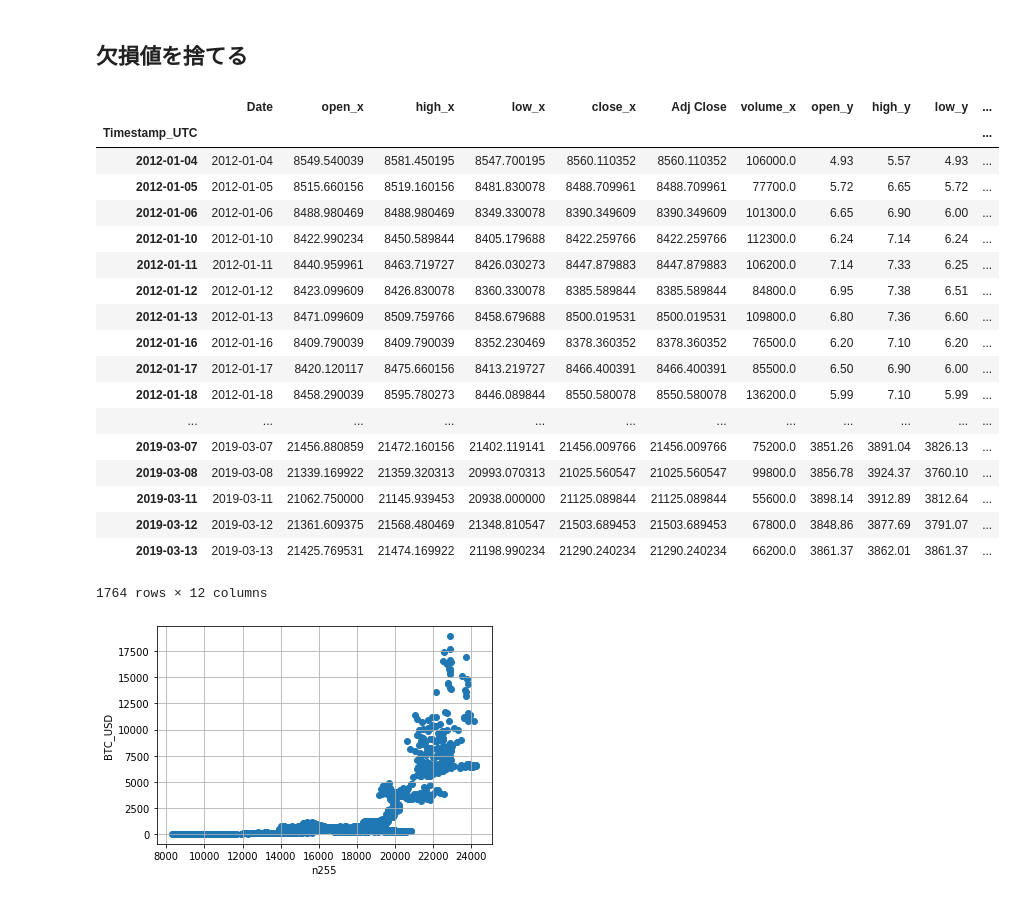
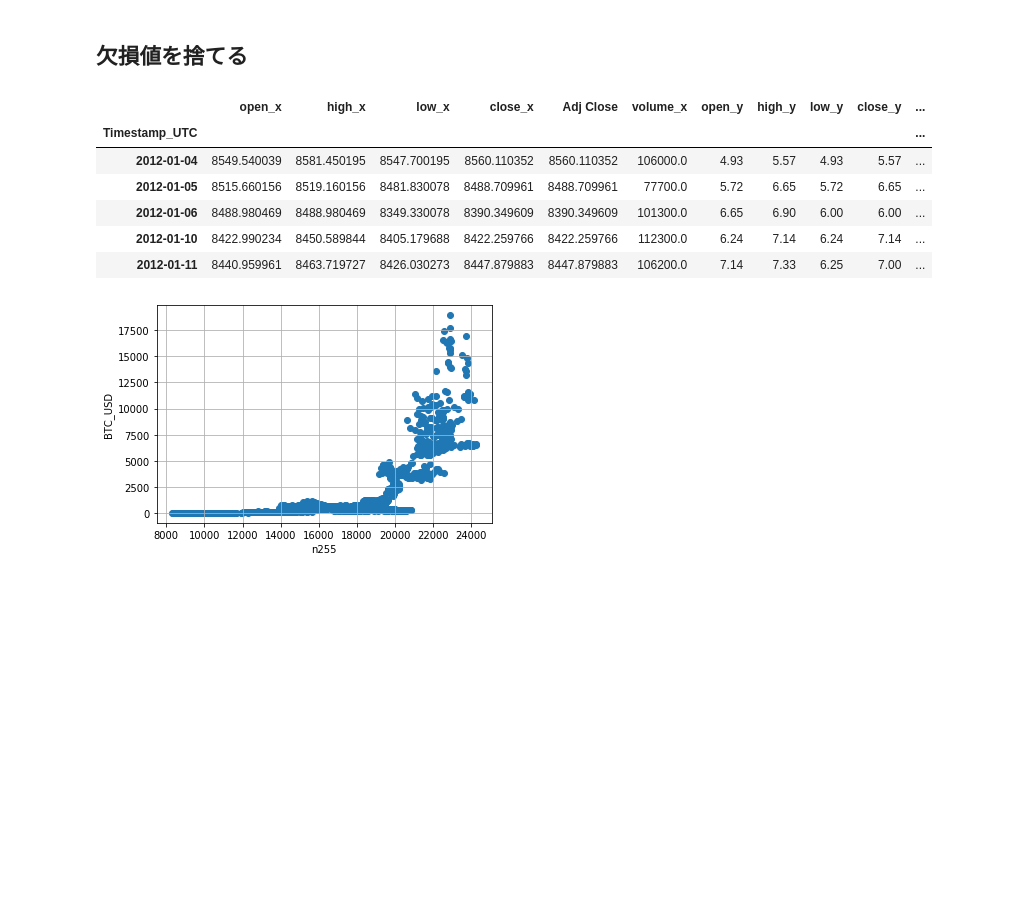
Before and after one commit to MiraiChino/ensemble, a Jupyter notebook: a.ipynb, the cells around one changed output. Drawn from its saved outputs; the diff is of its cells as text; code cells hidden in the pictures; blank space fills up the shorter version.

```diff
--- a/a.ipynb
+++ b/a.ipynb
@@ -132,28 +111,17 @@ qf.iplot(up_color=green, down_color=red, name="日経平均株価_日足")
 ## 欠損値を捨てる
 # %%
 XY = pd.merge(n255, df_day, on="Timestamp_UTC", how="inner")
+XY = XY.drop(columns="Date")
 XY = XY.dropna()
-XY
+XY.head()
 # %% [output]
-|  | Date | open_x | high_x | low_x | close_x | Adj Close | volume_x | open_y | high_y | low_y | ... |
+|  | open_x | high_x | low_x | close_x | Adj Close | volume_x | open_y | high_y | low_y | close_y | ... |
 | Timestamp_UTC |  |  |  |  |  |  |  |  |  |  | ... |
-| 2012-01-04 | 2012-01-04 | 8549.540039 | 8581.450195 | 8547.700195 | 8560.110352 | 8560.110352 | 106000.0 | 4.93 | 5.57 | 4.93 | ... |
-| 2012-01-05 | 2012-01-05 | 8515.660156 | 8519.160156 | 8481.830078 | 8488.709961 | 8488.709961 | 77700.0 | 5.72 | 6.65 | 5.72 | ... |
-| 2012-01-06 | 2012-01-06 | 8488.980469 | 8488.980469 | 8349.330078 | 8390.349609 | 8390.349609 | 101300.0 | 6.65 | 6.90 | 6.00 | ... |
-| 2012-01-10 | 2012-01-10 | 8422.990234 | 8450.589844 | 8405.179688 | 8422.259766 | 8422.259766 | 112300.0 | 6.24 | 7.14 | 6.24 | ... |
-| 2012-01-11 | 2012-01-11 | 8440.959961 | 8463.719727 | 8426.030273 | 8447.879883 | 8447.879883 | 106200.0 | 7.14 | 7.33 | 6.25 | ... |
-| 2012-01-12 | 2012-01-12 | 8423.099609 | 8426.830078 | 8360.330078 | 8385.589844 | 8385.589844 | 84800.0 | 6.95 | 7.38 | 6.51 | ... |
-| 2012-01-13 | 2012-01-13 | 8471.099609 | 8509.759766 | 8458.679688 | 8500.019531 | 8500.019531 | 109800.0 | 6.80 | 7.36 | 6.60 | ... |
-| 2012-01-16 | 2012-01-16 | 8409.790039 | 8409.790039 | 8352.230469 | 8378.360352 | 8378.360352 | 76500.0 | 6.20 | 7.10 | 6.20 | ... |
-| 2012-01-17 | 2012-01-17 | 8420.120117 | 8475.660156 | 8413.219727 | 8466.400391 | 8466.400391 | 85500.0 | 6.50 | 6.90 | 6.00 | ... |
-| 2012-01-18 | 2012-01-18 | 8458.290039 | 8595.780273 | 8446.089844 | 8550.580078 | 8550.580078 | 136200.0 | 5.99 | 7.10 | 5.99 | ... |
-| ... | ... | ... | ... | ... | ... | ... | ... | ... | ... | ... | ... |
-| 2019-03-07 | 2019-03-07 | 21456.880859 | 21472.160156 | 21402.119141 | 21456.009766 | 21456.009766 | 75200.0 | 3851.26 | 3891.04 | 3826.13 | ... |
-| 2019-03-08 | 2019-03-08 | 21339.169922 | 21359.320313 | 20993.070313 | 21025.560547 | 21025.560547 | 99800.0 | 3856.78 | 3924.37 | 3760.10 | ... |
-| 2019-03-11 | 2019-03-11 | 21062.750000 | 21145.939453 | 20938.000000 | 21125.089844 | 21125.089844 | 55600.0 | 3898.14 | 3912.89 | 3812.64 | ... |
-| 2019-03-12 | 2019-03-12 | 21361.609375 | 21568.480469 | 21348.810547 | 21503.689453 | 21503.689453 | 67800.0 | 3848.86 | 3877.69 | 3791.07 | ... |
-| 2019-03-13 | 2019-03-13 | 21425.769531 | 21474.169922 | 21198.990234 | 21290.240234 | 21290.240234 | 66200.0 | 3861.37 | 3862.01 | 3861.37 | ... |
+| 2012-01-04 | 8549.540039 | 8581.450195 | 8547.700195 | 8560.110352 | 8560.110352 | 106000.0 | 4.93 | 5.57 | 4.93 | 5.57 | ... |
+| 2012-01-05 | 8515.660156 | 8519.160156 | 8481.830078 | 8488.709961 | 8488.709961 | 77700.0 | 5.72 | 6.65 | 5.72 | 6.65 | ... |
+| 2012-01-06 | 8488.980469 | 8488.980469 | 8349.330078 | 8390.349609 | 8390.349609 | 101300.0 | 6.65 | 6.90 | 6.00 | 6.00 | ... |
+| 2012-01-10 | 8422.990234 | 8450.589844 | 8405.179688 | 8422.259766 | 8422.259766 | 112300.0 | 6.24 | 7.14 | 6.24 | 7.14 | ... |
+| 2012-01-11 | 8440.959961 | 8463.719727 | 8426.030273 | 8447.879883 | 8447.879883 | 106200.0 | 7.14 | 7.33 | 6.25 | 7.00 | ... |
-1764 rows × 12 columns
 # %%
 import matplotlib.pyplot as plt
 X = XY["close_x"].to_frame()
```
Also changed, not shown: parts of 23 cells of this notebook.
